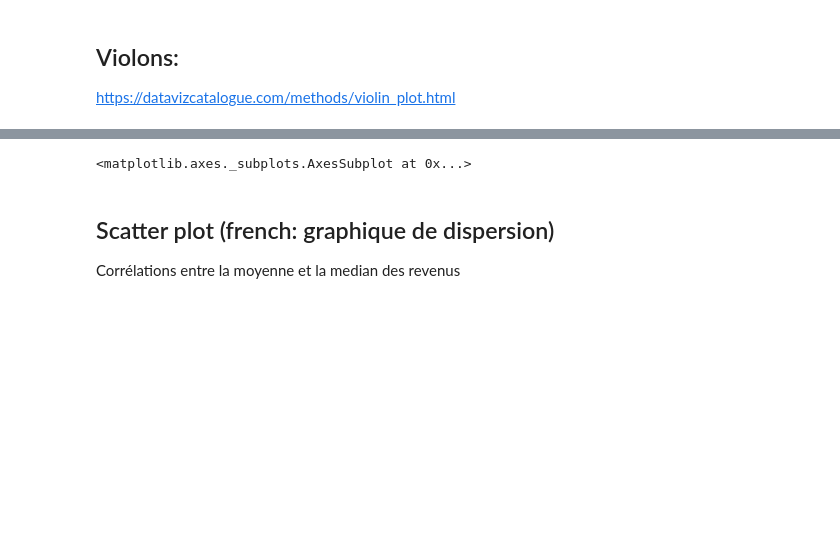
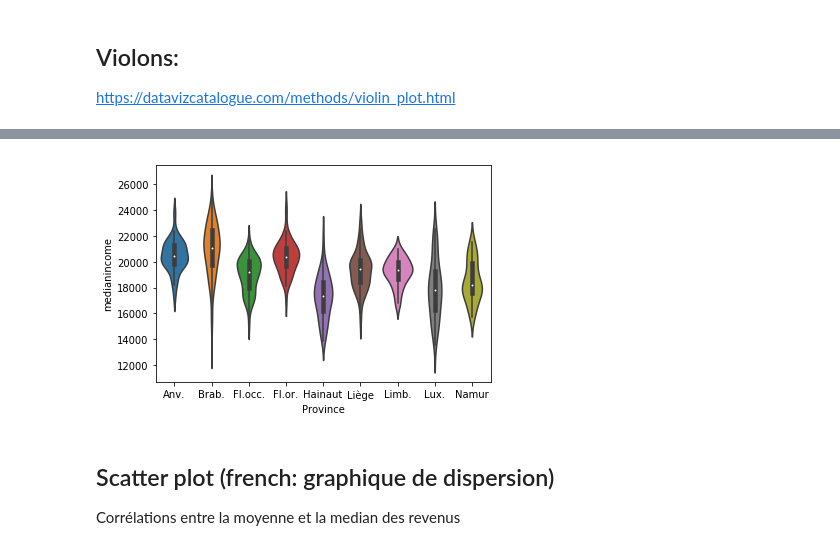
Before and after one commit to josephsalmon/agramfort.github.io, a Jupyter notebook: content/enseignement/Montpellier/HLMA310/belgianmunicipalities.ipynb, the cells around one changed output, grey strips where cells are left out. Cells and saved outputs as stored; diff of their text form; code cells hidden in the pictures; blank space fills up the shorter version.

```diff
--- a/content/enseignement/Montpellier/HLMA310/belgianmunicipalities.ipynb
+++ b/content/enseignement/Montpellier/HLMA310/belgianmunicipalities.ipynb
@@ -487,5 +484,7 @@ fig_boxplot = sns.boxplot(x='Province', y='medianincome', data=df_belgium)
 https://datavizcatalogue.com/methods/violin_plot.html
 # %%
 plt.figure()
-sns.violinplot(x='Province', y='medianincome', data=df_belgium)
+boxplot_sns = sns.violinplot(x='Province', y='medianincome', data=df_belgium)
+fig_violon = boxplot_sns.get_figure()
+fig_violon.savefig("../srcimages/violons.svg", format='svg')
 # %% [output]
@@ -494,4 +491,4 @@ sns.violinplot(x='Province', y='medianincome', data=df_belgium)
-<matplotlib.axes._subplots.AxesSubplot at 0x...>
+[figure, added]
 # %% [markdown]
 ## Scatter plot (french: graphique de dispersion)
 Corrélations entre la moyenne et la median des revenus
```
Also changed, not shown: parts of 25 cells of this notebook, 18 other files.
